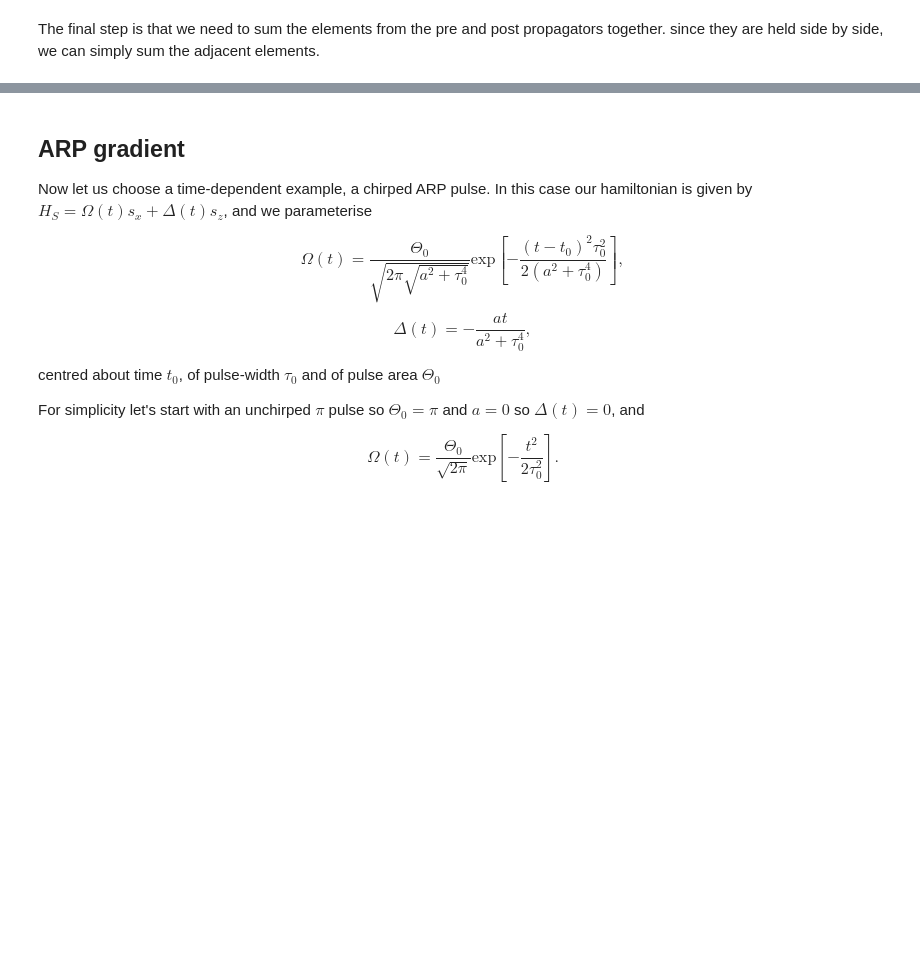
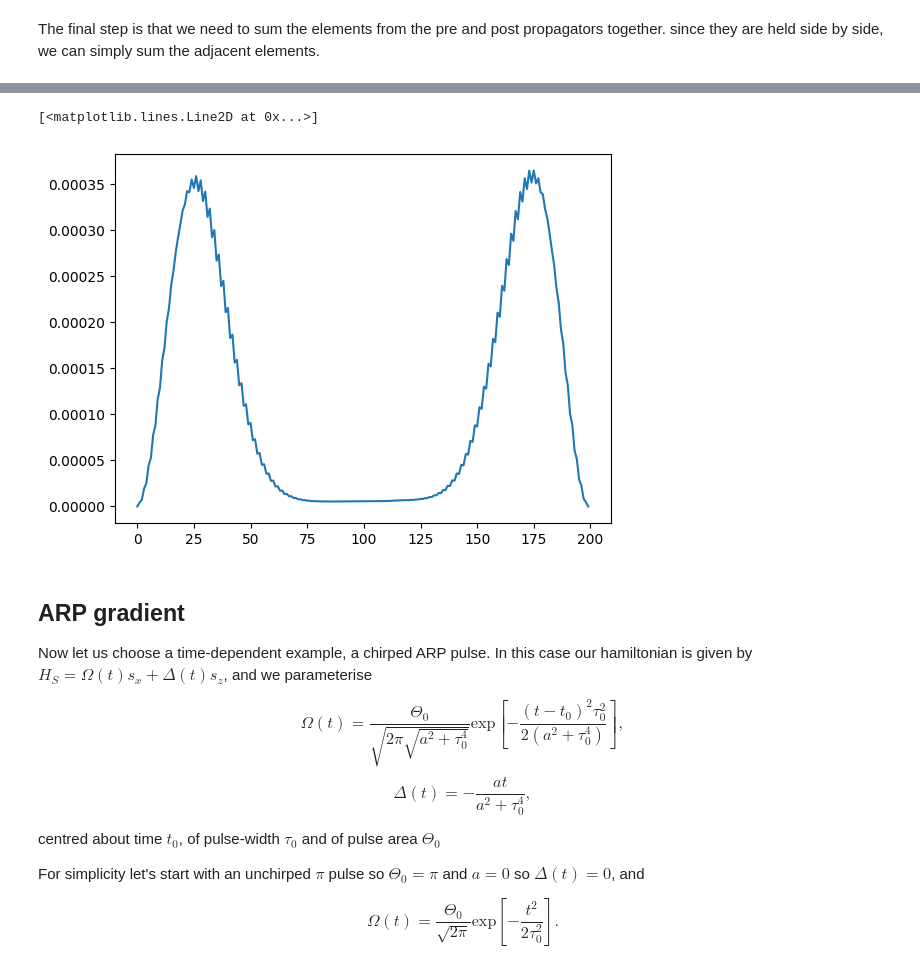
Before and after one commit to ebutler414/OQuPy, a Jupyter notebook: tutorials/gradients_introduction.ipynb, the cells around one changed output, grey strips where cells are left out. Drawn from its saved outputs; the diff is of its cells as text; code cells hidden in the pictures; blank space fills up the shorter version.

```diff
--- a/tutorials/gradients_introduction.ipynb
+++ b/tutorials/gradients_introduction.ipynb
@@ -406,3 +378,31 @@ No artists with labels found to put in legend.  Note that artists whose label st
+# %%
+from scipy.optimize import approx_fprime
+
+def fidelity(hy):
+
+    parameters = list(zip(h_x,hy,h_z))
+
+    gradient=oqupy.state_gradient(
+                system=system,
+                initial_state=oqupy.operators.spin_dm('x-'),
+                target_state=oqupy.operators.spin_dm('x+').T,
+                process_tensor=process_tensor,
+                parameters=parameters,
+                return_dynamics=True,
+                return_fidelity=True,
+                dynamics_only=True)
+
+    fidelity = gradient['fidelity']
+
+    return fidelity
+
+
+result = approx_fprime(h_y, fidelity, epsilon=1.4901161193847656e-06)
+
+plt.plot(result)
+# %% [output]
+[<matplotlib.lines.Line2D at 0x...>]
+[figure, added]
 # %% [markdown]
 ## ARP gradient
 
```
Also changed, not shown: parts of 10 cells of this notebook, 2 other files.
